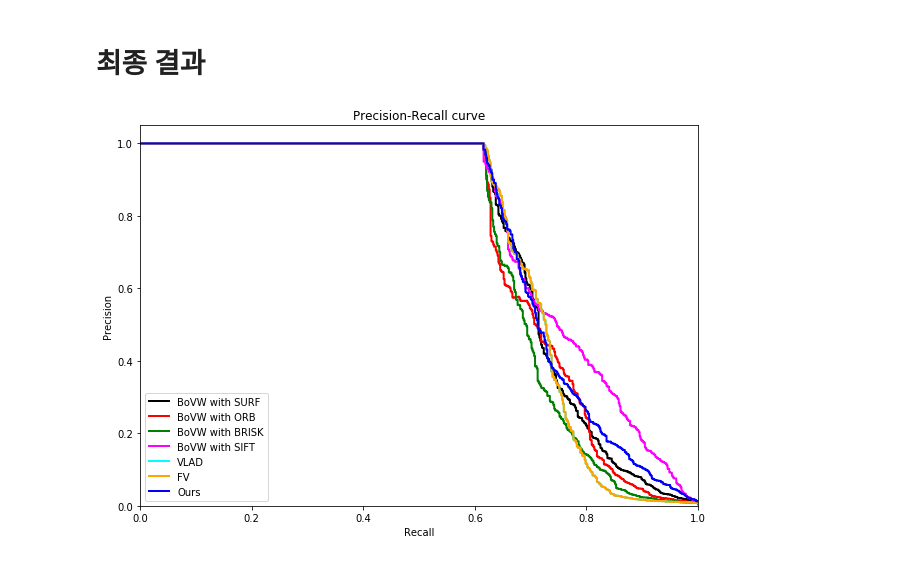
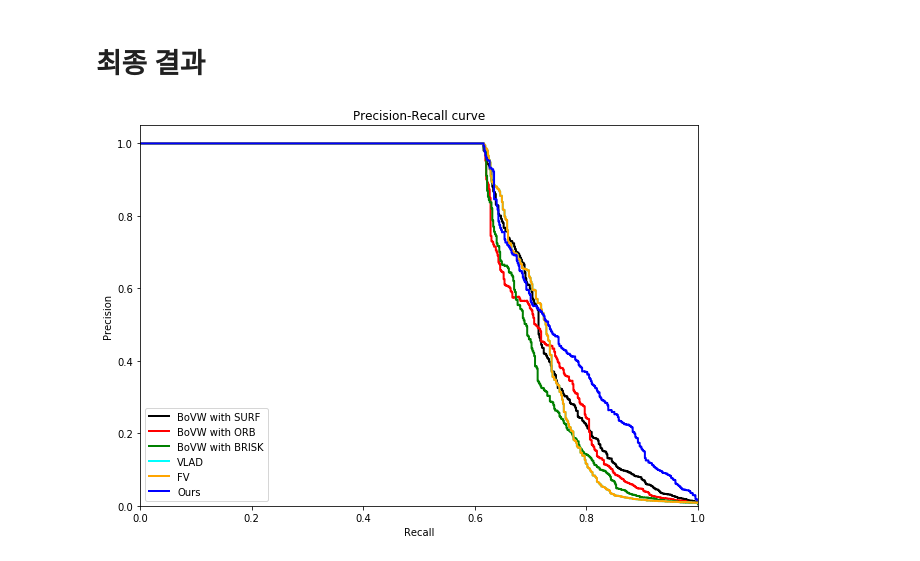
Before and after one commit to JustWon/LC_Result_Analysis, a Jupyter notebook: 20170823 Experiment for NC.ipynb, the cells around one changed output. Cells and saved outputs as stored; diff of their text form; code cells hidden in the pictures.

Commit message:
result for for 20170902 Lab seminar

```diff
--- a/20170823 Experiment for NC.ipynb
+++ b/20170823 Experiment for NC.ipynb
@@ -107 +107,5 @@ prop_result = PrecisionRecallCurve(GT_corr_mat, esti_corr_mat)
 [figure]
+# %%
+corr_mat, param_cfg = theSpecificResult('/home/dongwonshin/Desktop/DBoW2/build2/result/2017-08-25-13-47-02')
+esti_corr_mat = np.loadtxt(corr_mat)
+prop_result = PrecisionRecallCurve(GT_corr_mat, esti_corr_mat)
@@ -173,21 +180,21 @@ sift_result = PrecisionRecallCurve(GT_corr_mat, corr_matrix)
 # %%
 # Plot Precision-Recall curve
 plt.figure(figsize=(10,7))
 plt.clf()
 plt.plot(surf_result[1], surf_result[0], lw=2, color='black', label='BoVW with SURF')
 plt.plot(orb_result[1], orb_result[0], lw=2, color='red', label='BoVW with ORB')
 plt.plot(brisk_result[1], brisk_result[0], lw=2, color='green', label='BoVW with BRISK')
-plt.plot(sift_result[1], sift_result[0], lw=2, color='magenta', label='BoVW with SIFT')
+# plt.plot(sift_result[1], sift_result[0], lw=2, color='magenta', label='BoVW with SIFT')
 plt.plot(vlad_result[1], vlad_result[0], lw=2, color='cyan', label='VLAD')
 plt.plot(fv_result[1], fv_result[0], lw=2, color='orange', label='FV')
 plt.plot(prop_result[1], prop_result[0], lw=2, color='blue', label='Ours')
 
 plt.xlabel('Recall')
 plt.ylabel('Precision')
 plt.ylim([0.0, 1.05])
 plt.xlim([0.0, 1.0])
 plt.title('Precision-Recall curve')
 plt.legend(loc="lower left")
 plt.show()
 # %% [output]
-[figure, old version]
+[figure, new version]
```
Also changed, not shown: parts of 6 cells of this notebook, 1 other file.
